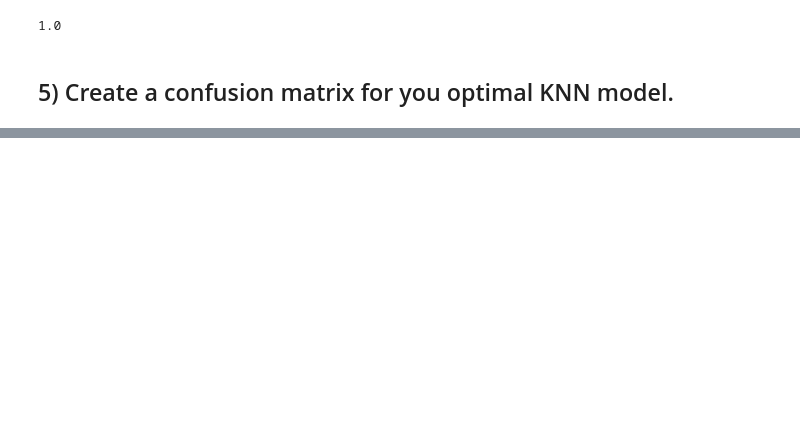
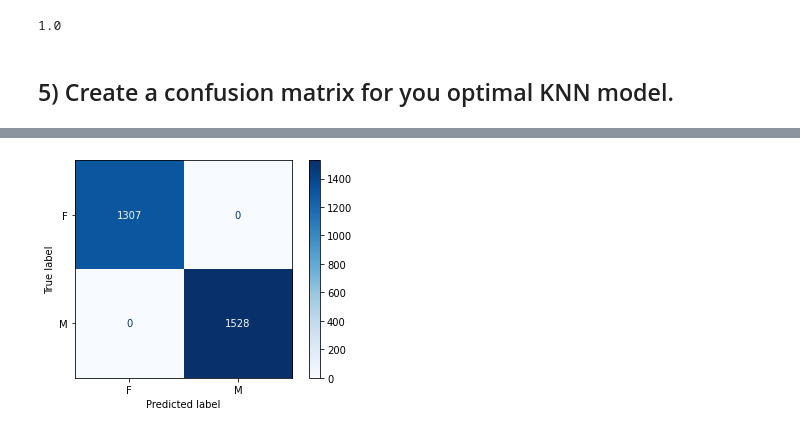
Before and after one commit to PaletteofDesign/knn, a Jupyter notebook: knn.ipynb, the cells around one changed output, grey strips where cells are left out. Cells and saved outputs as stored; diff of their text form; code cells hidden in the pictures; blank space fills up the shorter version.

```diff
--- a/knn.ipynb
+++ b/knn.ipynb
@@ -168,0 +208,4 @@ plot_confusion_matrix(clas, X, y, cmap = 'Blues');
+# %%
+plot_confusion_matrix(clas_2, X, y, cmap = 'Blues', values_format='.5g');
+# %% [output]
+[figure, added]
```
Also changed, not shown: parts of 19 cells of this notebook.
